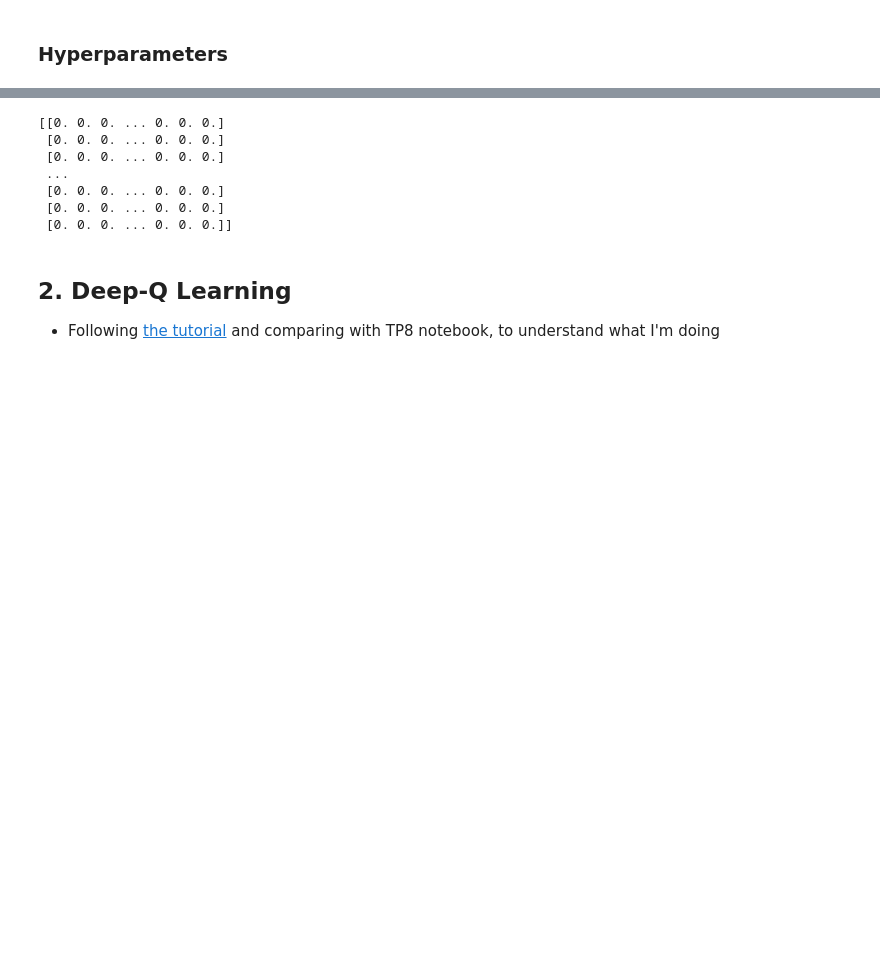
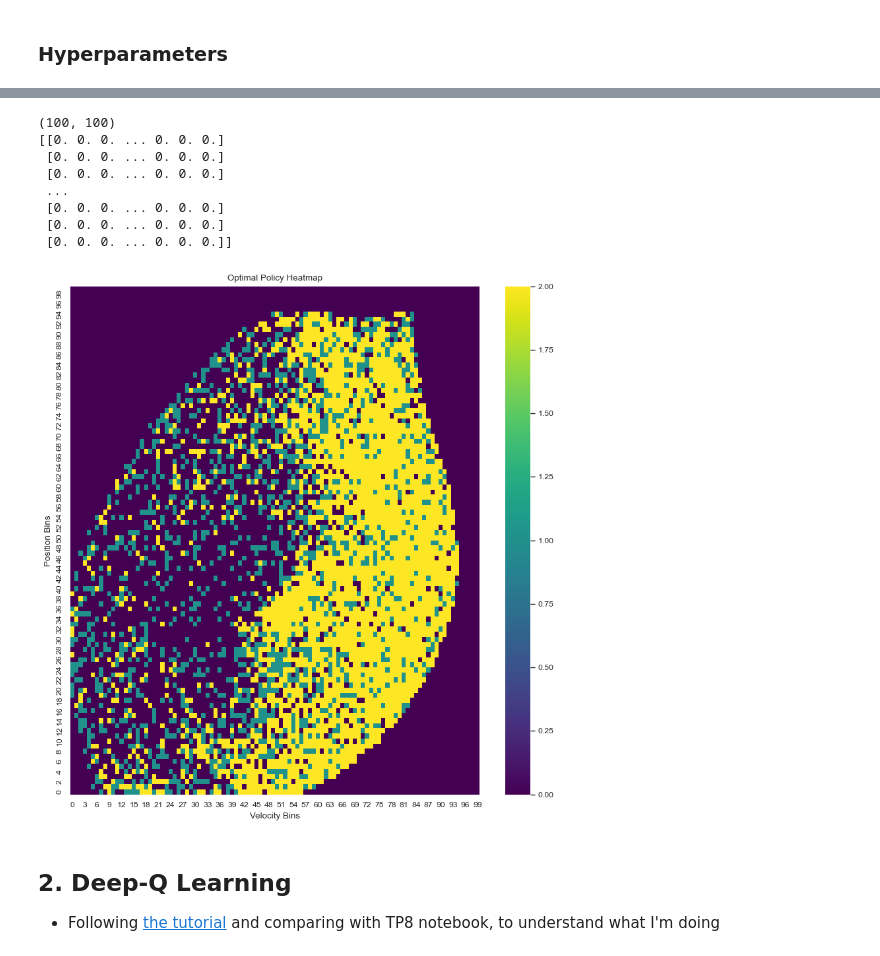
Before and after one commit to eduardotanqueiro/Project3-AAA, a Jupyter notebook: src/AAA2324_P3_62515_62928.ipynb, the cells around one changed output, grey strips where cells are left out. Saved outputs shown, nothing was run; the diff lists cells and outputs as text; code cells hidden in the pictures; blank space fills up the shorter version.

```diff
--- a/src/AAA2324_P3_62515_62928.ipynb
+++ b/src/AAA2324_P3_62515_62928.ipynb
@@ -293,8 +292,10 @@ for pos in range(P):
     for vel in range(V):
         optimal_policy[pos,vel] = np.argmax(q_table[pos, vel, :])
 
+print(optimal_policy.shape)
 print(optimal_policy)
 # %% [output]
+(100, 100)
 [[0. 0. 0. ... 0. 0. 0.]
  [0. 0. 0. ... 0. 0. 0.]
  [0. 0. 0. ... 0. 0. 0.]
@@ -302,6 +303,23 @@ print(optimal_policy)
  [0. 0. 0. ... 0. 0. 0.]
  [0. 0. 0. ... 0. 0. 0.]
  [0. 0. 0. ... 0. 0. 0.]]
+# %%
+# Create the heatmap
+plt.figure(figsize=(10, 10))  # Adjust the size as needed
+ax = sns.heatmap(optimal_policy, cmap="viridis")
+
+# Add titles and labels as needed
+plt.title("Optimal Policy Heatmap")
+plt.xlabel("Velocity Bins")
+plt.ylabel("Position Bins")
+
+# Flip the y-axis
+ax.invert_yaxis()
+
+# Show the plot
+plt.show()
+# %% [output]
+[figure, added]
 # %% [markdown]
 ## 2. Deep-Q Learning
 
```
Also changed, not shown: parts of 27 cells of this notebook, 2 other files.
